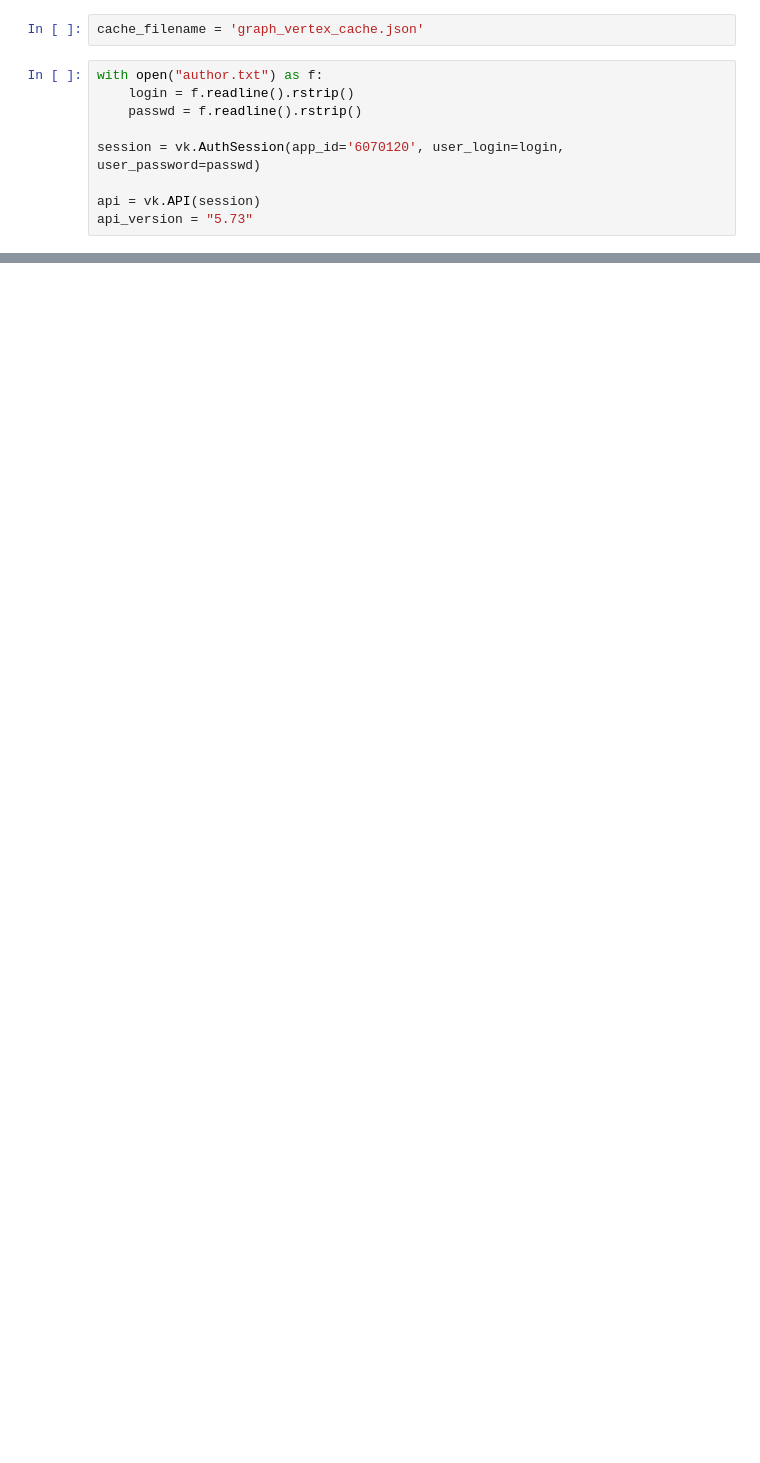
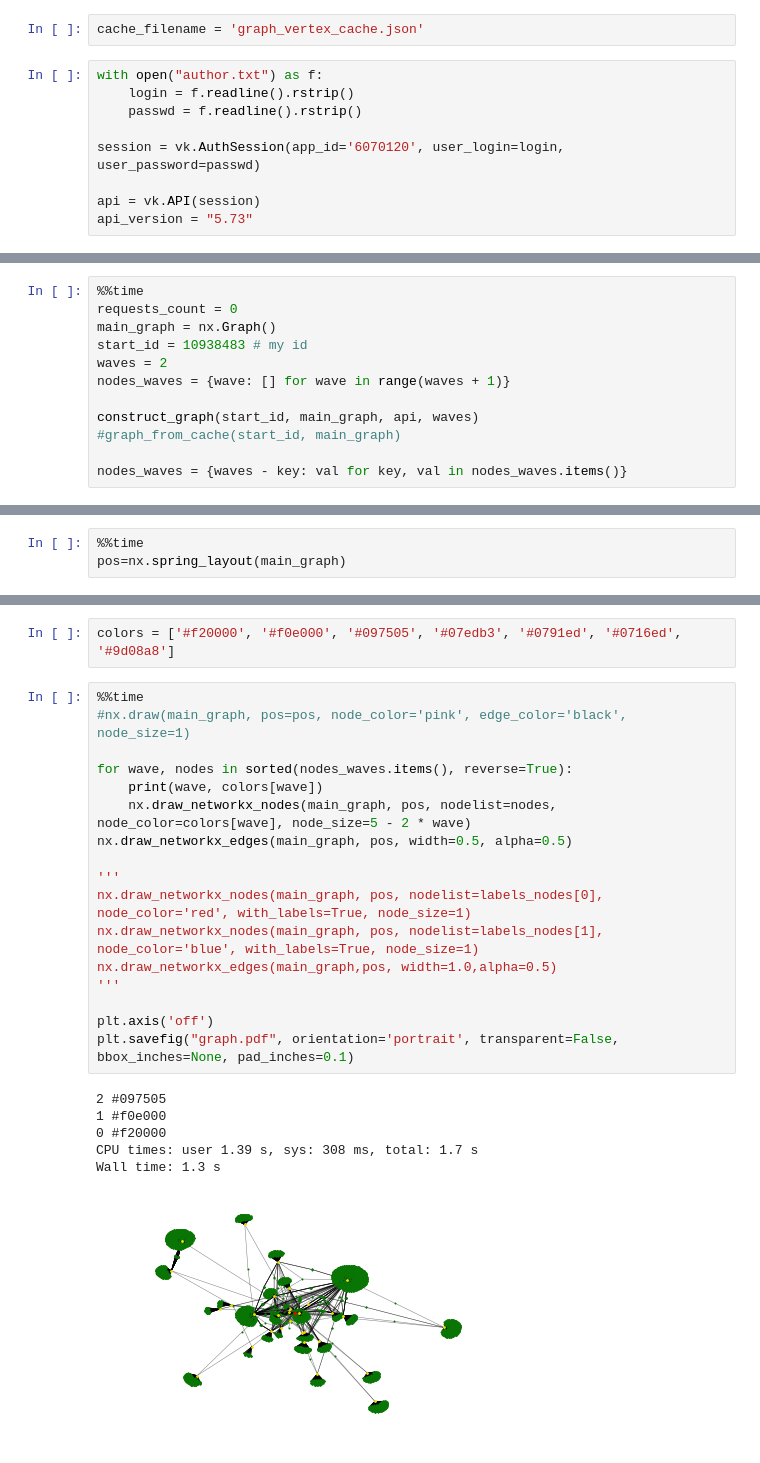
Before and after one commit to lapsya/100daysofcode, a Jupyter notebook: graph_clustering/vk_graph.ipynb, the cells around one changed output, grey strips where cells are left out. Cells and saved outputs as stored; diff of their text form; blank space fills up the shorter version.

Commit message:
day33 - add graph visualization

```diff
--- a/graph_clustering/vk_graph.ipynb
+++ b/graph_clustering/vk_graph.ipynb
@@ -89,0 +99,12 @@ graph_from_cache(start_id, main_graph)
+# %%
+%%time
+requests_count = 0
+main_graph = nx.Graph()
+start_id = 10938483 # my id
+waves = 2
+nodes_waves = {wave: [] for wave in range(waves + 1)}
+
+construct_graph(start_id, main_graph, api, waves)
+#graph_from_cache(start_id, main_graph)
+
+nodes_waves = {waves - key: val for key, val in nodes_waves.items()}
@@ -93,0 +133,3 @@ len(main_graph.nodes())
+# %%
+%%time
+pos=nx.spring_layout(main_graph)
@@ -94 +139,27 @@ len(main_graph.nodes())
+# %%
+colors = ['#f20000', '#f0e000', '#097505', '#07edb3', '#0791ed', '#0716ed', '#9d08a8']
+# %%
+%%time
+#nx.draw(main_graph, pos=pos, node_color='pink', edge_color='black', node_size=1)
+
+for wave, nodes in sorted(nodes_waves.items(), reverse=True):
+    print(wave, colors[wave])
+    nx.draw_networkx_nodes(main_graph, pos, nodelist=nodes, node_color=colors[wave], node_size=5 - 2 * wave)
+nx.draw_networkx_edges(main_graph, pos, width=0.5, alpha=0.5)
+
+'''
+nx.draw_networkx_nodes(main_graph, pos, nodelist=labels_nodes[0], node_color='red', with_labels=True, node_size=1)
+nx.draw_networkx_nodes(main_graph, pos, nodelist=labels_nodes[1], node_color='blue', with_labels=True, node_size=1)
+nx.draw_networkx_edges(main_graph,pos, width=1.0,alpha=0.5)
+'''
+
+plt.axis('off')
+plt.savefig("graph.pdf", orientation='portrait', transparent=False, bbox_inches=None, pad_inches=0.1)
+# %% [output]
+2 #097505
+1 #f0e000
+0 #f20000
+CPU times: user 1.39 s, sys: 308 ms, total: 1.7 s
+Wall time: 1.3 s
+[figure, added]
 # %%
```
Also changed, not shown: parts of 15 cells of this notebook, 2 other files.
